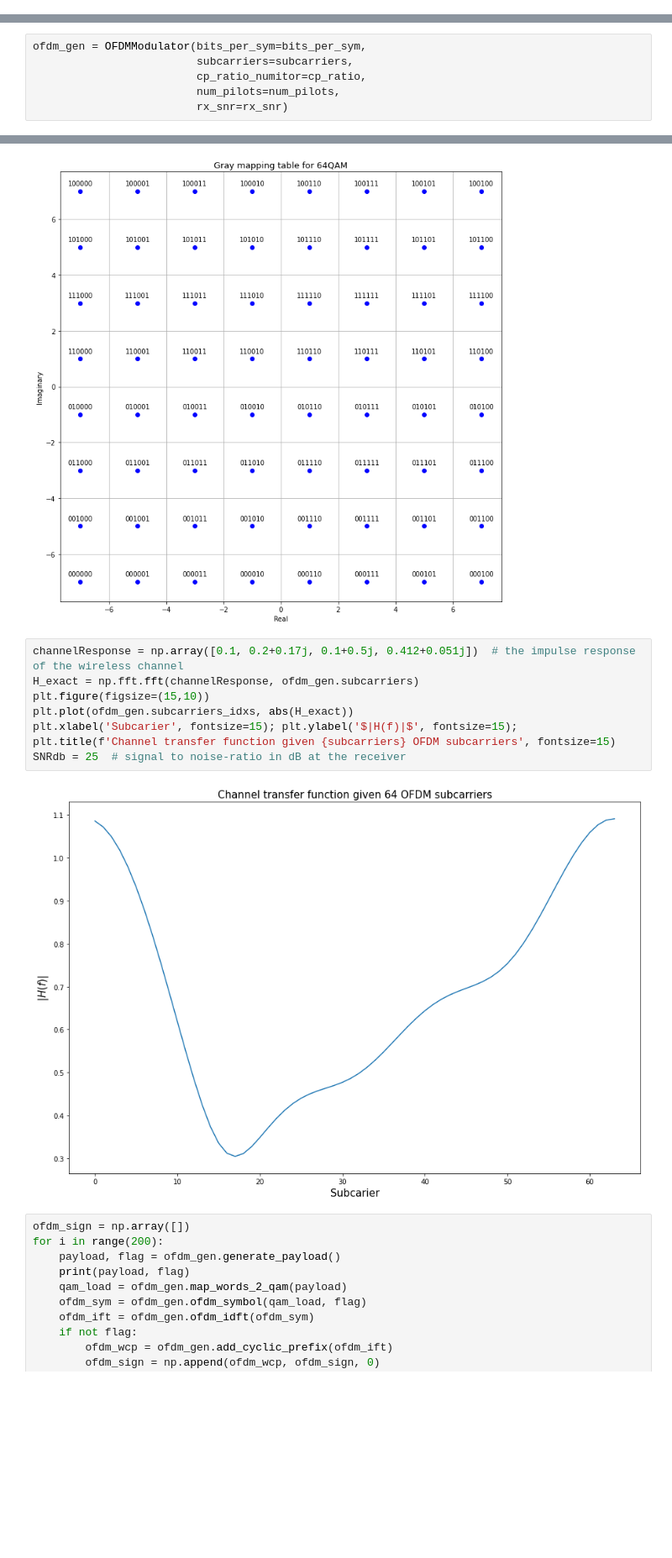
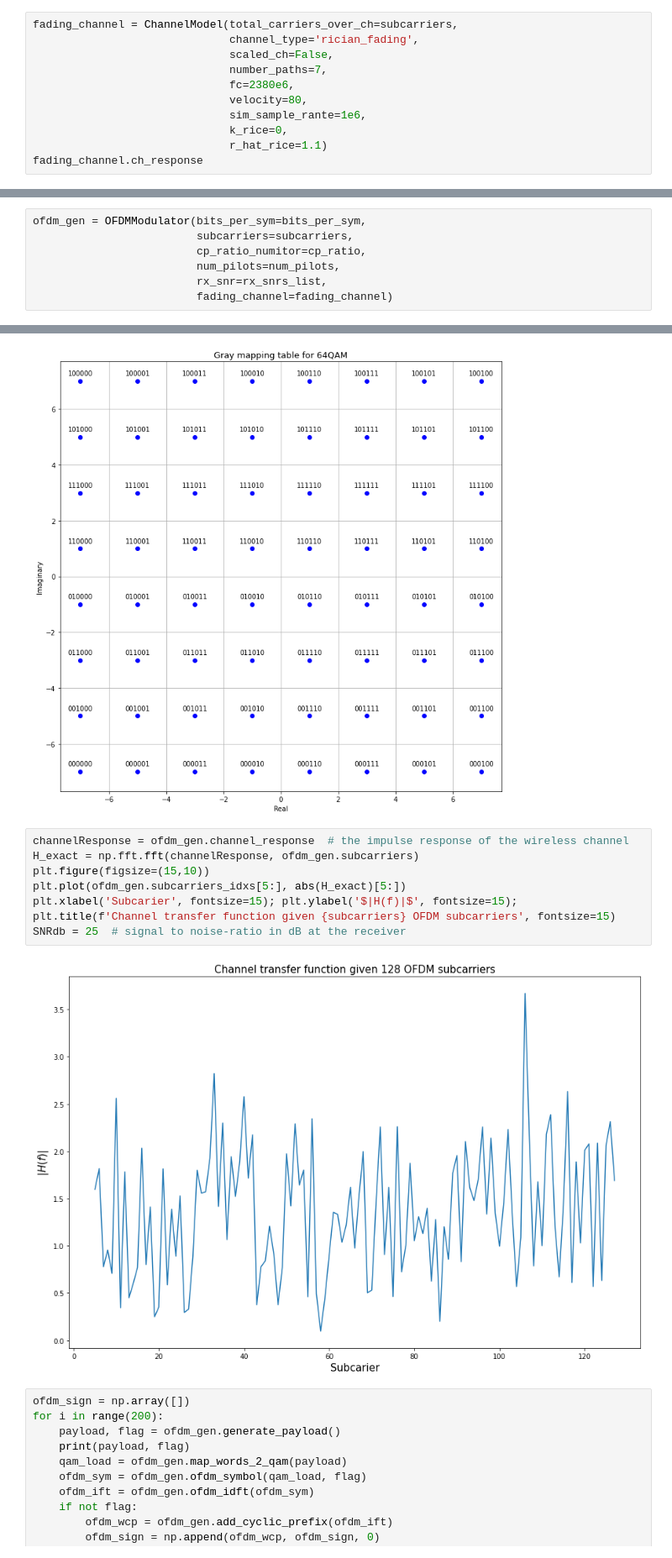
Before and after one commit to georgegrosu1/cognitive-aether, a Jupyter notebook: generate_ofdm_dataset.ipynb, the cells around one changed output, grey strips where cells are left out. Shown at 84% size. Drawn from its saved outputs; the diff is of its cells as text; blank space fills up the shorter version.

Commit message:
Bug fix for non integer number of simulation samples -updated generate_ofdm_dataset.ipynb to use new block

```diff
--- a/generate_ofdm_dataset.ipynb
+++ b/generate_ofdm_dataset.ipynb
@@ -8,3 +9,14 @@ subcarriers = 128
 num_pilots = 8
 bits_per_sym = 6
 cp_ratio = 4
+# %%
+fading_channel = ChannelModel(total_carriers_over_ch=subcarriers,
+                              channel_type='rician_fading',
+                              scaled_ch=False,
+                              number_paths=7,
+                              fc=2380e6,
+                              velocity=80,
+                              sim_sample_rante=1e6,
+                              k_rice=0,
+                              r_hat_rice=1.1)
+fading_channel.ch_response
@@ -13,7 +29,8 @@ ofdm_gen = OFDMModulator(bits_per_sym=bits_per_sym,
                          subcarriers=subcarriers,
                          cp_ratio_numitor=cp_ratio,
                          num_pilots=num_pilots,
-                         rx_snr=rx_snr)
+                         rx_snr=rx_snrs_list,
+                         fading_channel=fading_channel)
 # %%
 print ("allCarriers:   %s" % ofdm_gen.subcarriers_idxs)
 print ("pilotCarriers: %s" % ofdm_gen.pilots_idxs)
@@ -45,15 +71,15 @@ for key in ofdm_gen.mapping_table.keys():
 # %% [output]
 [figure]
 # %%
-channelResponse = np.array([0.1, 0.2+0.17j, 0.1+0.5j, 0.412+0.051j])  # the impulse response of the wireless channel
+channelResponse = ofdm_gen.channel_response  # the impulse response of the wireless channel
 H_exact = np.fft.fft(channelResponse, ofdm_gen.subcarriers)
 plt.figure(figsize=(15,10))
-plt.plot(ofdm_gen.subcarriers_idxs, abs(H_exact))
+plt.plot(ofdm_gen.subcarriers_idxs[5:], abs(H_exact)[5:])
 plt.xlabel('Subcarier', fontsize=15); plt.ylabel('$|H(f)|$', fontsize=15);
 plt.title(f'Channel transfer function given {subcarriers} OFDM subcarriers', fontsize=15)
 SNRdb = 25  # signal to noise-ratio in dB at the receiver
 # %% [output]
-[figure, old version]
+[figure, new version]
 # %%
 ofdm_sign = np.array([])
 for i in range(200):
```
Also changed, not shown: parts of 3 cells of this notebook, 1 other file.
